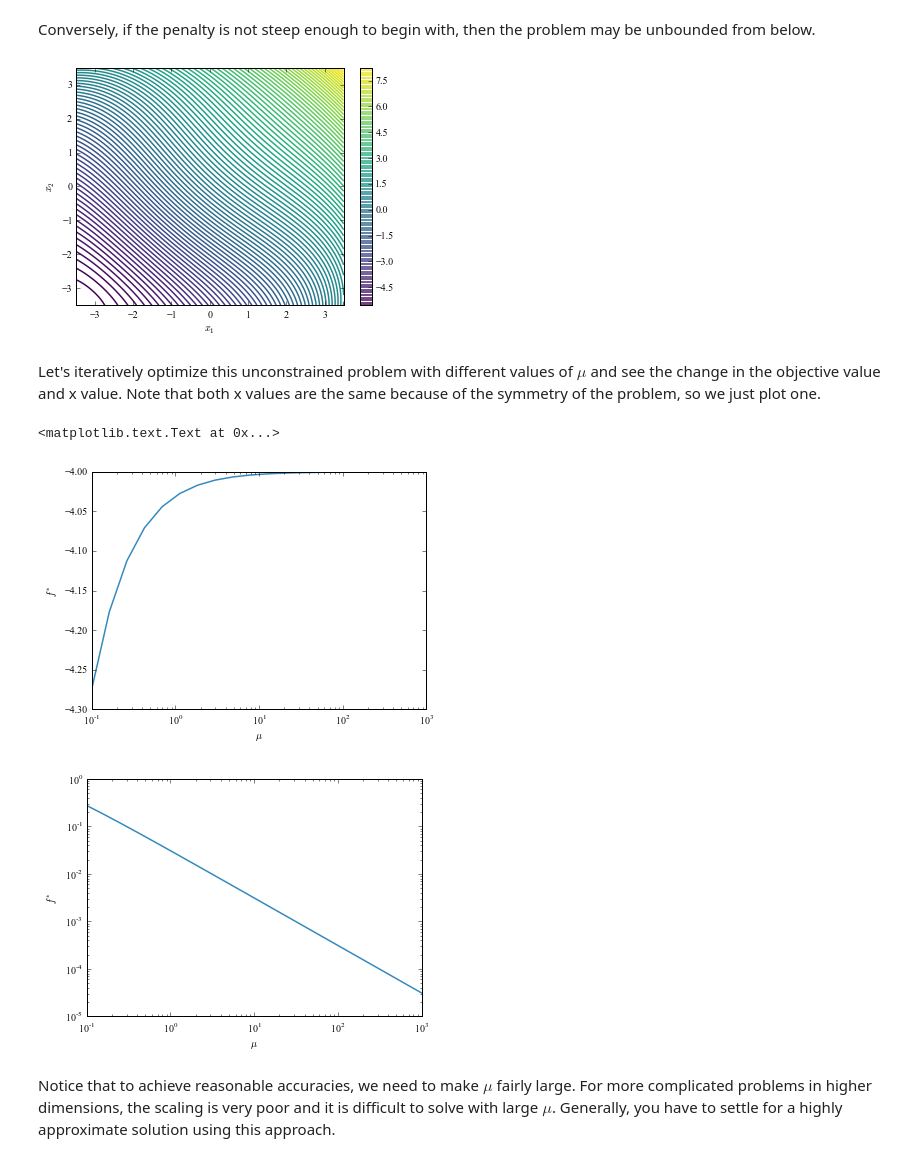
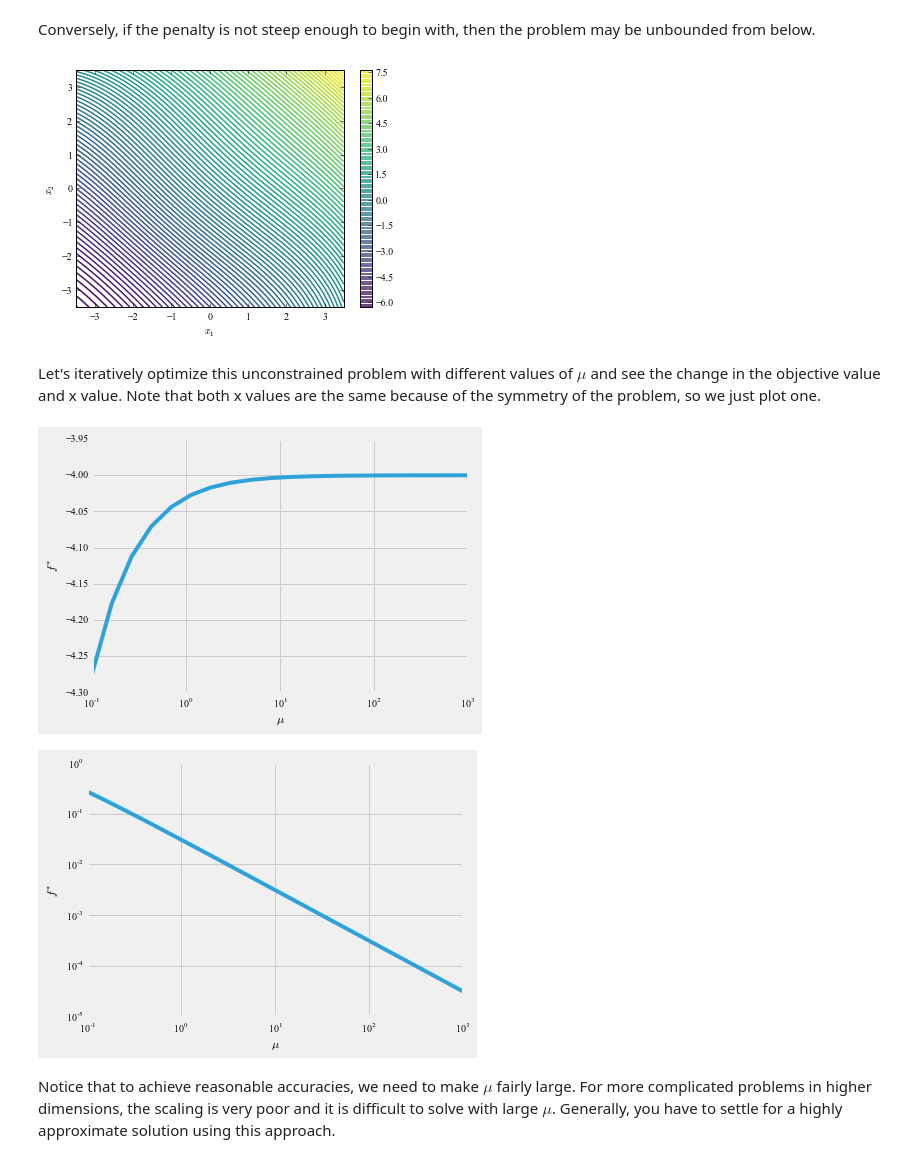
Before and after one commit to byuflowlab/MDOnotebooks, a Jupyter notebook: Penalty.ipynb, the cells around one changed output. Cells and saved outputs as stored; diff of their text form; code cells hidden in the pictures.

```diff
--- a/Penalty.ipynb
+++ b/Penalty.ipynb
@@ -59,8 +59,6 @@ Now let's plot what our unconstrained quadratic penalty function looks like for
 # %%
 mu = 1.0
 
-F = np.zeros((n, n))
-C = np.zeros((n, n))
 for i in range(n):
     for j in range(n):
         F[i, j] = quadpenalty([X0[i, j], X1[i, j]], mu)
@@ -78,8 +76,6 @@ The minimum, is near, but not exactly at the solution $x^* = (-2, -2)$.  As we i
 # %%
 mu = 100.0
 
-F = np.zeros((n, n))
-C = np.zeros((n, n))
 for i in range(n):
     for j in range(n):
         F[i, j] = quadpenalty([X0[i, j], X1[i, j]], mu)
@@ -95,10 +91,8 @@ plt.show()
 # %% [markdown]
 Conversely, if the penalty is not steep enough to begin with, then the problem may be unbounded from below.
 # %%
-mu = 0.01
+mu = 0.005
 
-F = np.zeros((n, n))
-C = np.zeros((n, n))
 for i in range(n):
     for j in range(n):
         F[i, j] = quadpenalty([X0[i, j], X1[i, j]], mu)
@@ -110,7 +104,7 @@ plt.xlabel('$x_1$')
 plt.ylabel('$x_2$')
 plt.show()
 # %% [output]
-[figure, old version]
+[figure, new version]
 # %% [markdown]
 Let's iteratively optimize this unconstrained problem with different values of $\mu$ and see the change in the objective value and x value.  Note that both x values are the same because of the symmetry of the problem, so we just plot one.
 # %%
@@ -131,43 +125,44 @@ def opt(xdict):  # return both f and c
 
 # starting point
 x0 = [0.0, 0.0]
 
 # define the problem.  Use same keys as above.
 optProb = pyoptsparse.Optimization('penalty', opt)
 optProb.addObj('obj')
 optProb.addVarGroup('x', len(x0), type='c', value=x0)
 
 # choose the solver, in this case SNOPT
 opt = pyoptsparse.SNOPT()
 opt.setOption('Major feasibility tolerance', 1e-6)
 opt.setOption('Major optimality tolerance', 1e-6)
 opt.setOption('iPrint', 6)  # normally you would not want to do this, but this notebook can't write files.  In general, you'll get two output files with detailed information.
 opt.setOption('iSumm', 6)
 
 # iterate
 n = 20
 muvec = np.logspace(-1, 3, n)
 fstar = np.zeros(n)
 xstar = np.zeros(n)
 
 for i, mu in enumerate(muvec):
     sol = opt(optProb, sens='FD')  # finite difference
 
 #     xstar[i] = sol.xStar['x'][0]  # just take one of x values since both are same
     fstar[i] = sol.fStar
 
-plt.figure()
-plt.semilogx(muvec, fstar)
-plt.xlabel('$\mu$')
-plt.ylabel('$f^*$')
+with plt.style.context(('fivethirtyeight')):
+    plt.figure()
+    plt.semilogx(muvec, fstar)
+    plt.xlabel('$\mu$')
+    plt.ylabel('$f^*$')
+    plt.ylim([-4.3, -3.95])
 
-plt.figure()
-plt.loglog(muvec, np.abs(fstar) - 4.0)
-plt.xlabel('$\mu$')
-plt.ylabel('$f^*$')
+    plt.figure()
+    plt.loglog(muvec, np.abs(fstar) - 4.0)
+    plt.xlabel('$\mu$')
+    plt.ylabel('$f^*$')
 # %% [output]
-<matplotlib.text.Text at 0x...>
-[figure, old version]
+[figure, new version]
-[figure, old version]
+[figure, new version]
 # %% [markdown]
 Notice that to achieve reasonable accuracies, we need to make $\mu$ fairly large.  For more complicated problems in higher dimensions, the scaling is very poor and it is difficult to solve with large $\mu$.  Generally, you have to settle for a highly approximate solution using this approach.
```
Also changed, not shown: parts of 2 cells of this notebook.
